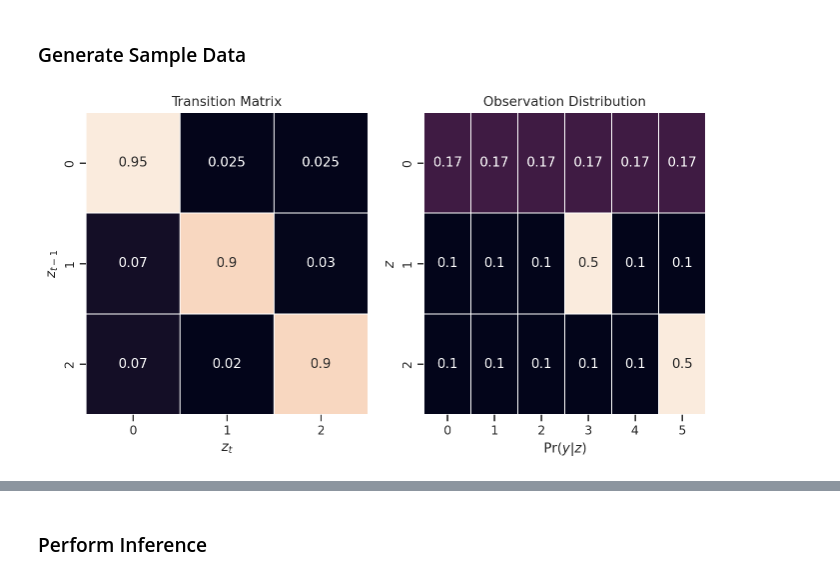
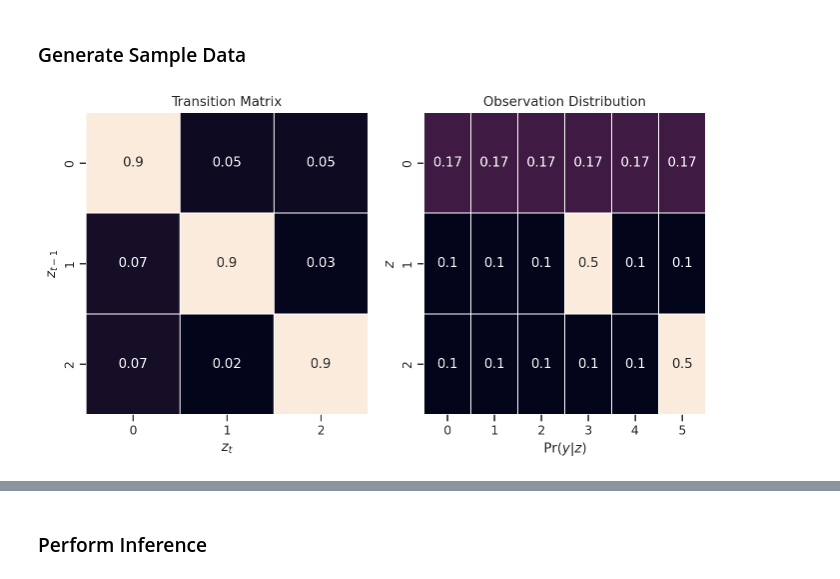
Before and after one commit to CorpuzKB/PML-Advance-Topics-notebooks, a Jupyter notebook: HMM_Inference__TensorFlow.ipynb, the cells around one changed output, grey strips where cells are left out. Drawn from its saved outputs; the diff is of its cells as text; code cells hidden in the pictures.

```diff
--- a/HMM_Inference__TensorFlow.ipynb
+++ b/HMM_Inference__TensorFlow.ipynb
@@ -101,24 +101,24 @@ class HMM_Categorical_Inference:
 # %%
 num_states = 3
 
 states_0 = tf.fill([num_states, 1], 1/num_states)
 A = tf.constant([
-    [0.95, 0.025, 0.025],
+    [0.90, 0.05, 0.05],
     [0.07, 0.9, 0.03],
     [0.07, 0.02, 0.9]
 ])
 
 λ = tf.stack([
     tf.squeeze(tf.constant(tf.fill([1, 6], 1/6))),
     tf.constant([1/10, 1/10, 1/10, 5/10, 1/10, 1/10]),
     tf.constant([*[1/10 for _ in range(5)], 5/10])
     ])
 fig, axes = plt.subplots(1, 2, figsize=(10, 5))
 sns.heatmap(A, annot=True, linewidth=.5, ax=axes[0], cbar=False)
 sns.heatmap(λ, annot=True, linewidth=.5, ax=axes[1], cbar=False)
 axes[0].set(xlabel='$z_{t}$', ylabel='$z_{t-1}$', title='Transition Matrix')
 axes[1].set(xlabel='$\Pr(y|z)$', ylabel='$z$', title='Observation Distribution')
 plt.show()
 # %% [output]
-[figure, old version]
+[figure, new version]
 # %%
```
Also changed, not shown: parts of 9 cells of this notebook.
